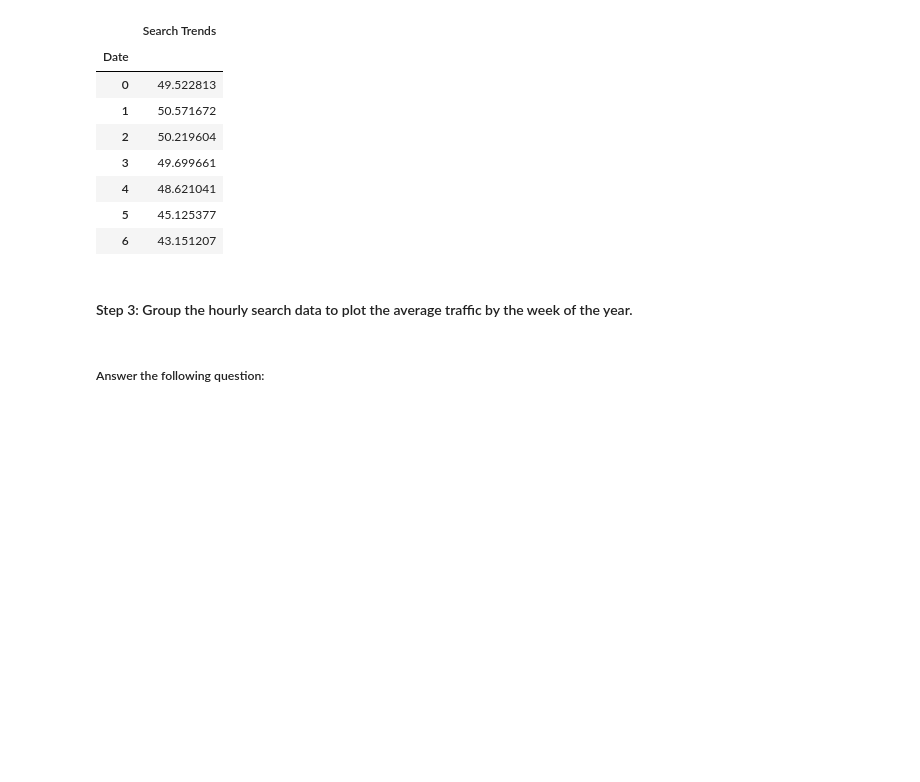
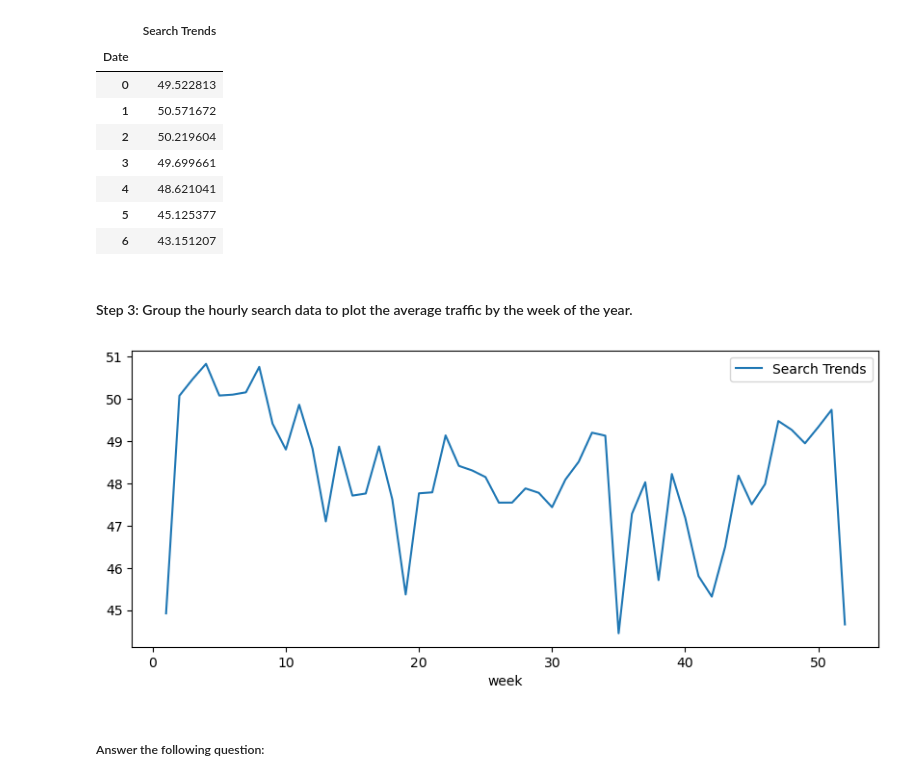
Before and after one commit to shawnakumar/prophet-challenge, a Jupyter notebook: forecasting_net_prophet.ipynb, the cells around one changed output. Cells and saved outputs as stored; diff of their text form; code cells hidden in the pictures; blank space fills up the shorter version.

```diff
--- a/forecasting_net_prophet.ipynb
+++ b/forecasting_net_prophet.ipynb
@@ -239,7 +240,9 @@ hourly_search_
 #### Step 3: Group the hourly search data to plot the average traffic by the week of the year.
 # %%
 # Group the hourly search data to plot the average traffic by the week of the year
-hourly_search_ = df_mercado_trends['Search Trends'].resample('H').median()
+df_mercado_trends_day_of_week = df_mercado_trends.groupby(df_mercado_trends.index.isocalendar().week).mean().plot(figsize=(10,4))
+# %% [output]
+[figure, added]
 # %% [markdown]
 ##### Answer the following question:
 # %% [markdown]
```
Also changed, not shown: parts of 3 cells of this notebook.
